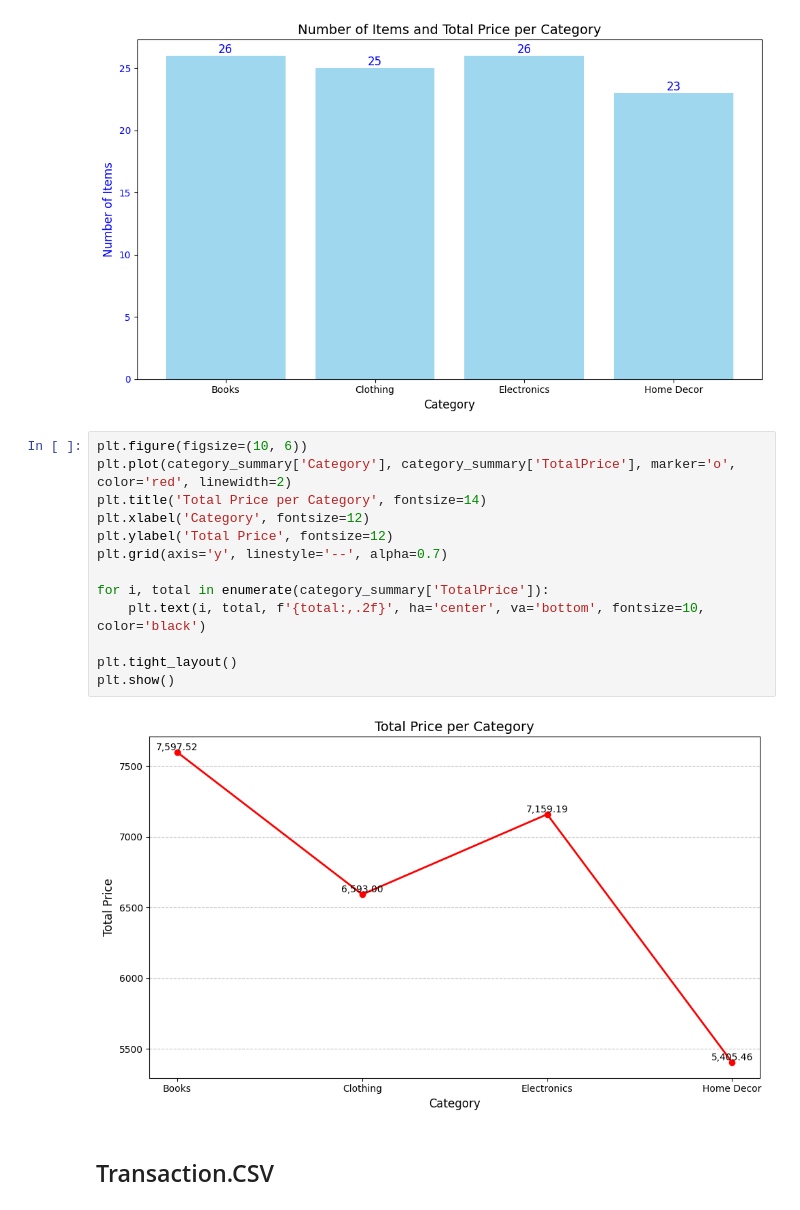
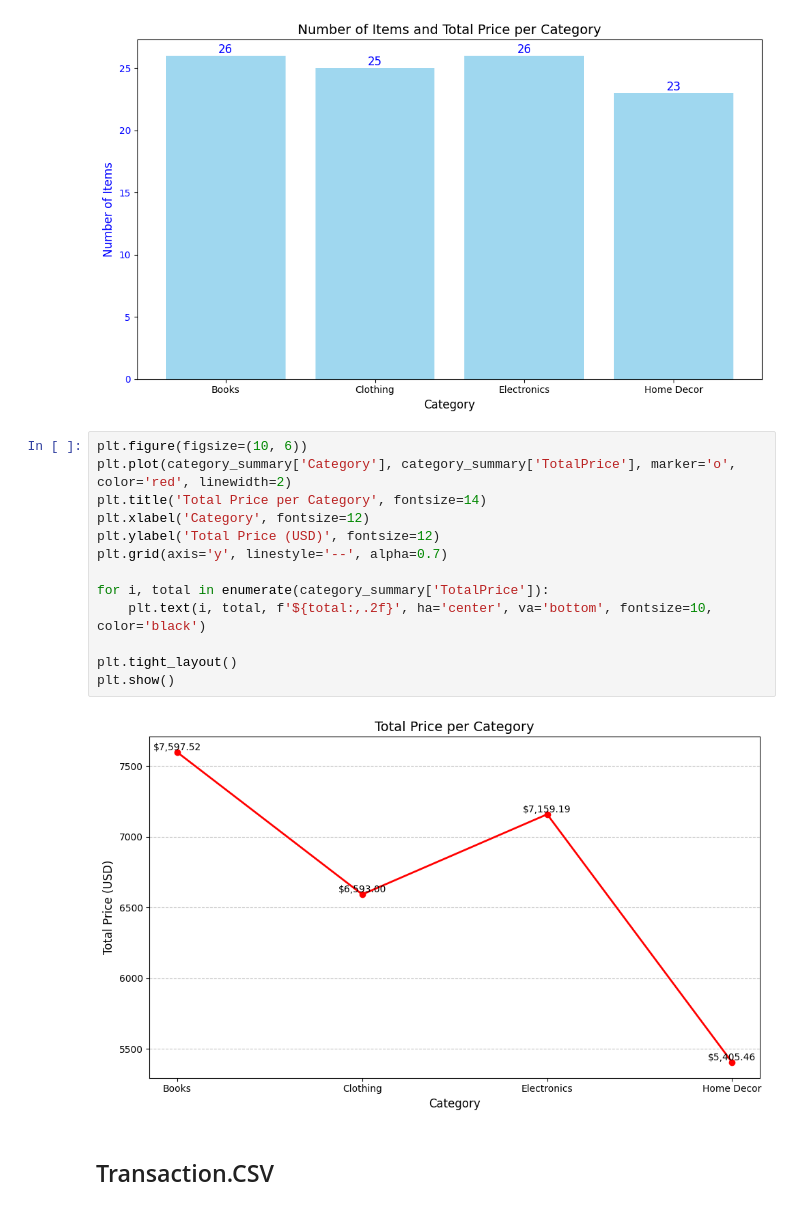
Before and after one commit to JaithraSarma/DS_Zeotap, a Jupyter notebook: Jaithra_Karlapalam_EDA.ipynb, the cells around one changed output. Cells and saved outputs as stored; diff of their text form.

```diff
--- a/Jaithra_Karlapalam_EDA.ipynb
+++ b/Jaithra_Karlapalam_EDA.ipynb
@@ -83,18 +83,18 @@ Name: count, dtype: int64
 # %%
 plt.figure(figsize=(10, 6))
 plt.plot(category_summary['Category'], category_summary['TotalPrice'], marker='o', color='red', linewidth=2)
 plt.title('Total Price per Category', fontsize=14)
 plt.xlabel('Category', fontsize=12)
-plt.ylabel('Total Price', fontsize=12)
+plt.ylabel('Total Price (USD)', fontsize=12)
 plt.grid(axis='y', linestyle='--', alpha=0.7)
 
 for i, total in enumerate(category_summary['TotalPrice']):
-    plt.text(i, total, f'{total:,.2f}', ha='center', va='bottom', fontsize=10, color='black')
+    plt.text(i, total, f'${total:,.2f}', ha='center', va='bottom', fontsize=10, color='black')
 
 plt.tight_layout()
 plt.show()
 # %% [output]
-[figure, old version]
+[figure, new version]
 # %% [markdown]
 ## Transaction.CSV
 # %%
```
Also changed, not shown: parts of 2 cells of this notebook, 1 other file.
